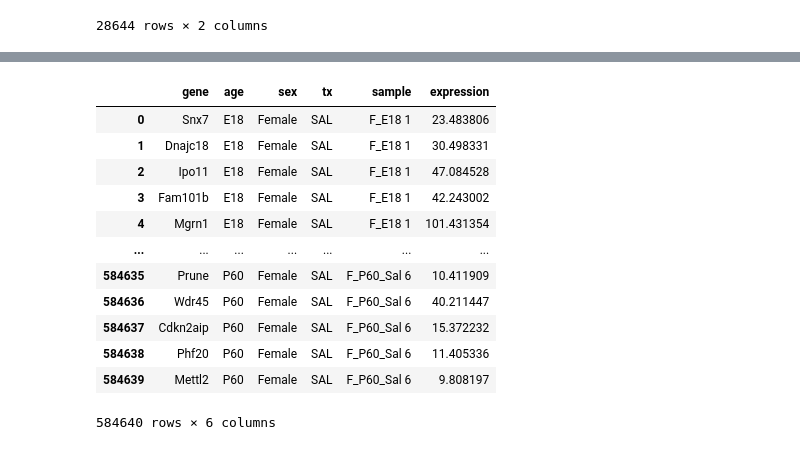
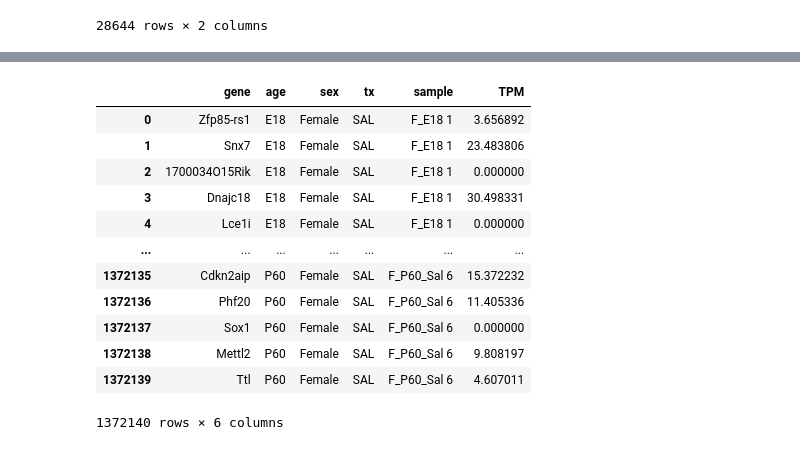
Before and after one commit to bendevlin18/microglia-seq, a Jupyter notebook: cleaning_data/calculating_tpm_200512.ipynb, the cells around one changed output, grey strips where cells are left out. Drawn from its saved outputs; the diff is of its cells as text; code cells hidden in the pictures.

```diff
--- a/cleaning_data/calculating_tpm_200512.ipynb
+++ b/cleaning_data/calculating_tpm_200512.ipynb
@@ -111,5 +95,3 @@ i = -1
 for sample in samples:
     i = i + 1
     tpm[sample] = rpk[sample]/scaling_factor[i]
-# %%
-tpm = tpm[tpm.all(axis = 1)]
@@ -176,19 +162,19 @@ tpm.columns = [age, sex, tx, samples]
 
 tpm['gene'] = df_merged['Gene']
 # %%
-tpm.melt(id_vars = 'gene', var_name = ['age', 'sex', 'tx', 'sample'], value_name = 'expression')
+tpm.melt(id_vars = 'gene', var_name = ['age', 'sex', 'tx', 'sample'], value_name = 'TPM')
 # %% [output]
-|  | gene | age | sex | tx | sample | expression |
-| 0 | Snx7 | E18 | Female | SAL | F_E18 1 | 23.483806 |
-| 1 | Dnajc18 | E18 | Female | SAL | F_E18 1 | 30.498331 |
-| 2 | Ipo11 | E18 | Female | SAL | F_E18 1 | 47.084528 |
-| 3 | Fam101b | E18 | Female | SAL | F_E18 1 | 42.243002 |
-| 4 | Mgrn1 | E18 | Female | SAL | F_E18 1 | 101.431354 |
+|  | gene | age | sex | tx | sample | TPM |
+| 0 | Zfp85-rs1 | E18 | Female | SAL | F_E18 1 | 3.656892 |
+| 1 | Snx7 | E18 | Female | SAL | F_E18 1 | 23.483806 |
+| 2 | 1700034O15Rik | E18 | Female | SAL | F_E18 1 | 0.000000 |
+| 3 | Dnajc18 | E18 | Female | SAL | F_E18 1 | 30.498331 |
+| 4 | Lce1i | E18 | Female | SAL | F_E18 1 | 0.000000 |
 | ... | ... | ... | ... | ... | ... | ... |
-| 584635 | Prune | P60 | Female | SAL | F_P60_Sal 6 | 10.411909 |
-| 584636 | Wdr45 | P60 | Female | SAL | F_P60_Sal 6 | 40.211447 |
-| 584637 | Cdkn2aip | P60 | Female | SAL | F_P60_Sal 6 | 15.372232 |
-| 584638 | Phf20 | P60 | Female | SAL | F_P60_Sal 6 | 11.405336 |
-| 584639 | Mettl2 | P60 | Female | SAL | F_P60_Sal 6 | 9.808197 |
+| 1372135 | Cdkn2aip | P60 | Female | SAL | F_P60_Sal 6 | 15.372232 |
+| 1372136 | Phf20 | P60 | Female | SAL | F_P60_Sal 6 | 11.405336 |
+| 1372137 | Sox1 | P60 | Female | SAL | F_P60_Sal 6 | 0.000000 |
+| 1372138 | Mettl2 | P60 | Female | SAL | F_P60_Sal 6 | 9.808197 |
+| 1372139 | Ttl | P60 | Female | SAL | F_P60_Sal 6 | 4.607011 |
-584640 rows × 6 columns
+1372140 rows × 6 columns
 # %%
```
Also changed, not shown: parts of 4 cells of this notebook, 10 other files.
